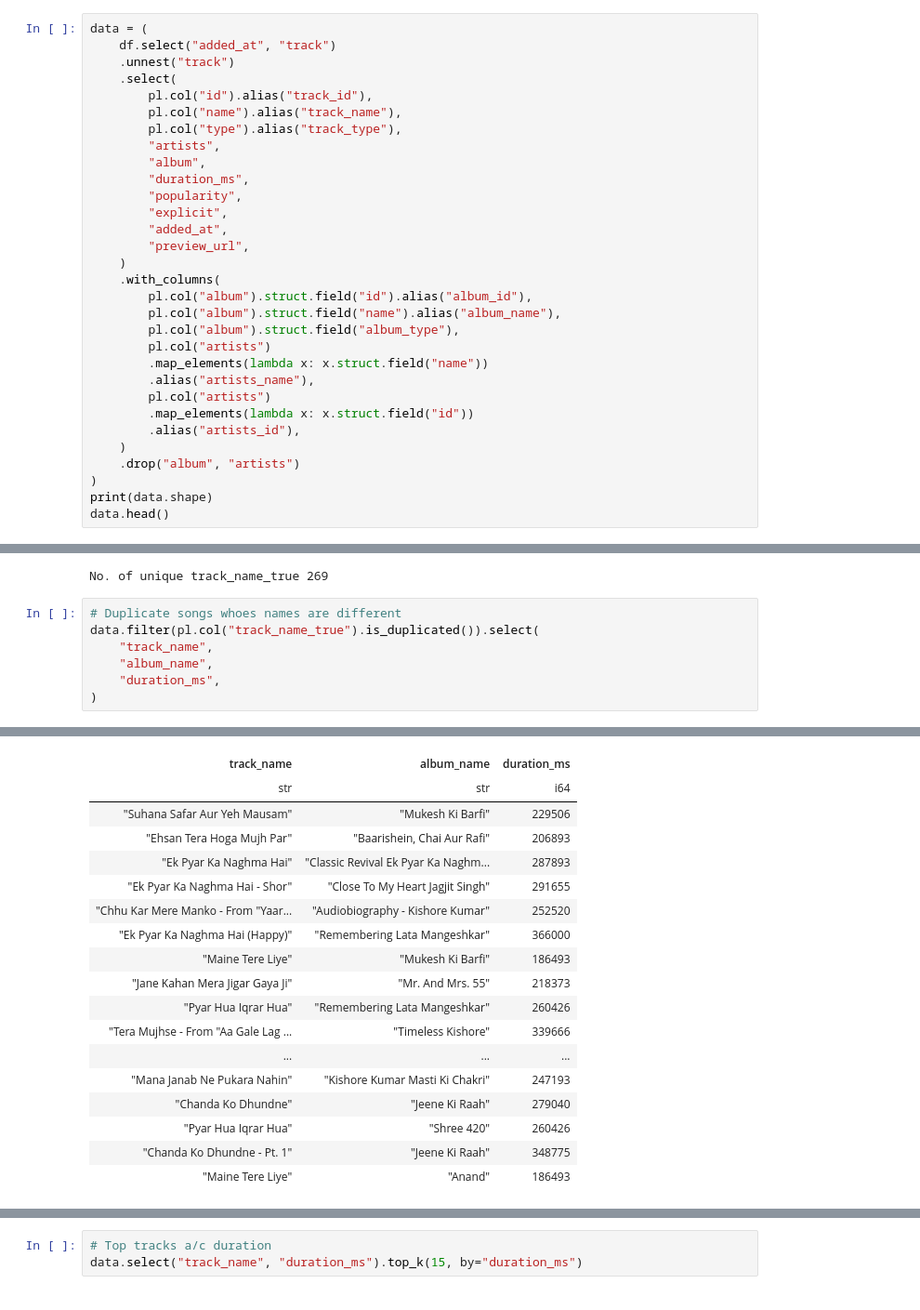
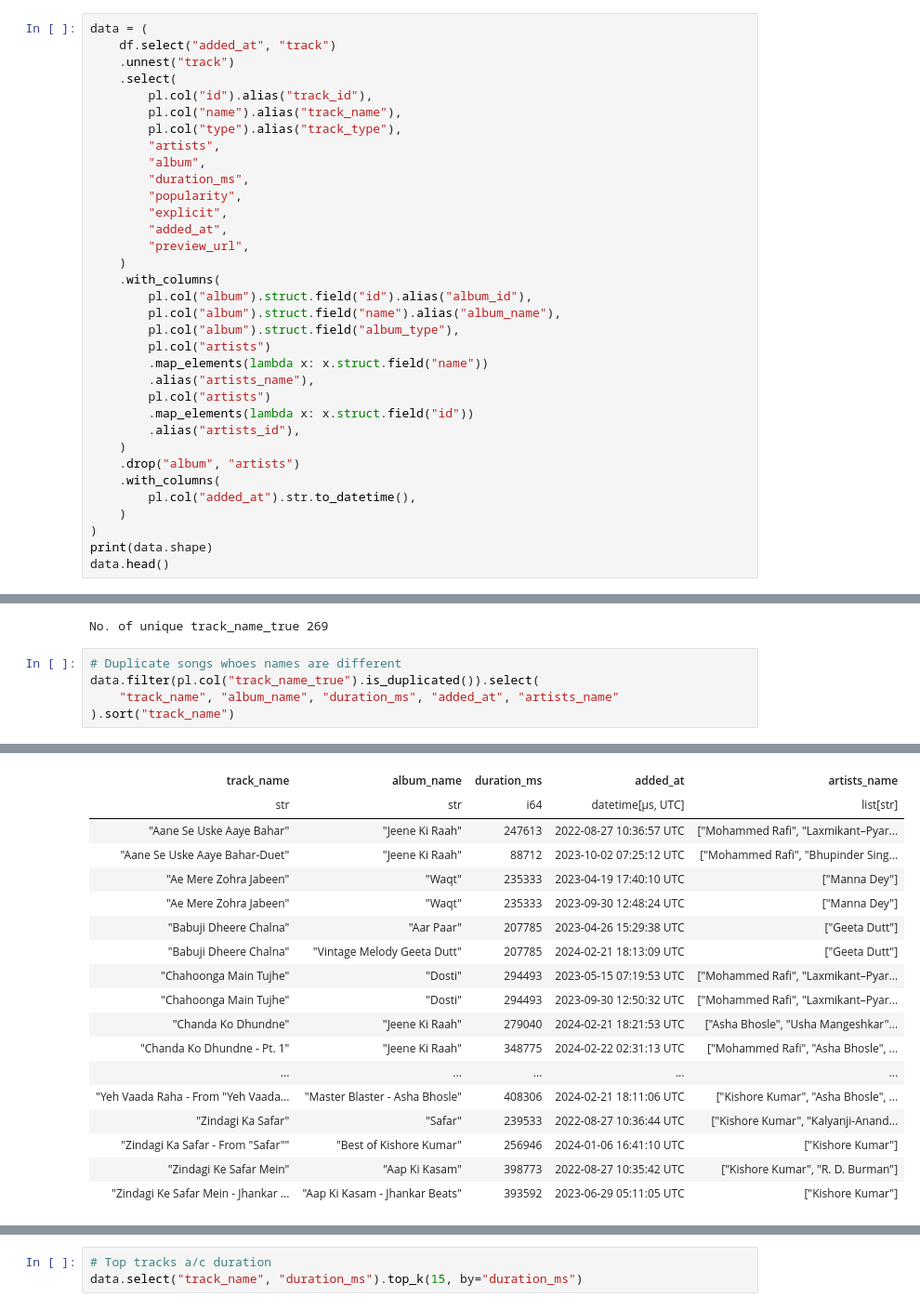
Before and after one commit to arv-anshul/notebooks, a Jupyter notebook: spotify-analysis/pl-tracks-using-api.ipynb, the cells around one changed output, grey strips where cells are left out. Shown: that part at 93% size. Cells and saved outputs as stored; diff of their text form.

Commit message:
🔨 spotify-analysis/pl-tracks-using-api.ipynb

```diff
--- a/spotify-analysis/pl-tracks-using-api.ipynb
+++ b/spotify-analysis/pl-tracks-using-api.ipynb
@@ -94,6 +94,9 @@ data = (
         .alias("artists_id"),
     )
     .drop("album", "artists")
+    .with_columns(
+        pl.col("added_at").str.to_datetime(),
+    )
 )
 print(data.shape)
 data.head()
@@ -143,8 +158,6 @@ No. of unique track_name_true 269
 # %%
 # Duplicate songs whoes names are different
 data.filter(pl.col("track_name_true").is_duplicated()).select(
-    "track_name",
-    "album_name",
-    "duration_ms",
-)
+    "track_name", "album_name", "duration_ms", "added_at", "artists_name"
+).sort("track_name")
 # %% [output]
@@ -152,21 +165,21 @@ shape: (47, 3)
-| track_name | album_name | duration_ms |
-| str | str | i64 |
-| "Suhana Safar Aur Yeh Mausam" | "Mukesh Ki Barfi" | 229506 |
-| "Ehsan Tera Hoga Mujh Par" | "Baarishein, Chai Aur Rafi" | 206893 |
-| "Ek Pyar Ka Naghma Hai" | "Classic Revival Ek Pyar Ka Naghm... | 287893 |
-| "Ek Pyar Ka Naghma Hai - Shor" | "Close To My Heart Jagjit Singh" | 291655 |
-| "Chhu Kar Mere Manko - From "Yaar... | "Audiobiography - Kishore Kumar" | 252520 |
-| "Ek Pyar Ka Naghma Hai (Happy)" | "Remembering Lata Mangeshkar" | 366000 |
-| "Maine Tere Liye" | "Mukesh Ki Barfi" | 186493 |
-| "Jane Kahan Mera Jigar Gaya Ji" | "Mr. And Mrs. 55" | 218373 |
-| "Pyar Hua Iqrar Hua" | "Remembering Lata Mangeshkar" | 260426 |
-| "Tera Mujhse - From "Aa Gale Lag ... | "Timeless Kishore" | 339666 |
-| ... | ... | ... |
-| "Mana Janab Ne Pukara Nahin" | "Kishore Kumar Masti Ki Chakri" | 247193 |
-| "Chanda Ko Dhundne" | "Jeene Ki Raah" | 279040 |
-| "Pyar Hua Iqrar Hua" | "Shree 420" | 260426 |
-| "Chanda Ko Dhundne - Pt. 1" | "Jeene Ki Raah" | 348775 |
-| "Maine Tere Liye" | "Anand" | 186493 |
+| track_name | album_name | duration_ms | added_at | artists_name |
+| str | str | i64 | datetime[μs, UTC] | list[str] |
+| "Aane Se Uske Aaye Bahar" | "Jeene Ki Raah" | 247613 | 2022-08-27 10:36:57 UTC | ["Mohammed Rafi", "Laxmikant–Pyar... |
+| "Aane Se Uske Aaye Bahar-Duet" | "Jeene Ki Raah" | 88712 | 2023-10-02 07:25:12 UTC | ["Mohammed Rafi", "Bhupinder Sing... |
+| "Ae Mere Zohra Jabeen" | "Waqt" | 235333 | 2023-04-19 17:40:10 UTC | ["Manna Dey"] |
+| "Ae Mere Zohra Jabeen" | "Waqt" | 235333 | 2023-09-30 12:48:24 UTC | ["Manna Dey"] |
+| "Babuji Dheere Chalna" | "Aar Paar" | 207785 | 2023-04-26 15:29:38 UTC | ["Geeta Dutt"] |
+| "Babuji Dheere Chalna" | "Vintage Melody Geeta Dutt" | 207785 | 2024-02-21 18:13:09 UTC | ["Geeta Dutt"] |
+| "Chahoonga Main Tujhe" | "Dosti" | 294493 | 2023-05-15 07:19:53 UTC | ["Mohammed Rafi", "Laxmikant–Pyar... |
+| "Chahoonga Main Tujhe" | "Dosti" | 294493 | 2023-09-30 12:50:32 UTC | ["Mohammed Rafi", "Laxmikant–Pyar... |
+| "Chanda Ko Dhundne" | "Jeene Ki Raah" | 279040 | 2024-02-21 18:21:53 UTC | ["Asha Bhosle", "Usha Mangeshkar"... |
+| "Chanda Ko Dhundne - Pt. 1" | "Jeene Ki Raah" | 348775 | 2024-02-22 02:31:13 UTC | ["Mohammed Rafi", "Asha Bhosle", ... |
+| ... | ... | ... | ... | ... |
+| "Yeh Vaada Raha - From "Yeh Vaada... | "Master Blaster - Asha Bhosle" | 408306 | 2024-02-21 18:11:06 UTC | ["Kishore Kumar", "Asha Bhosle", ... |
+| "Zindagi Ka Safar" | "Safar" | 239533 | 2022-08-27 10:36:44 UTC | ["Kishore Kumar", "Kalyanji-Anand... |
+| "Zindagi Ka Safar - From "Safar"" | "Best of Kishore Kumar" | 256946 | 2024-01-06 16:41:10 UTC | ["Kishore Kumar"] |
+| "Zindagi Ke Safar Mein" | "Aap Ki Kasam" | 398773 | 2022-08-27 10:35:42 UTC | ["Kishore Kumar", "R. D. Burman"] |
+| "Zindagi Ke Safar Mein - Jhankar ... | "Aap Ki Kasam - Jhankar Beats" | 393592 | 2023-06-29 05:11:05 UTC | ["Kishore Kumar"] |
 # %%
 # No. of tracks present in playlist of artists
 (
```
Also changed, not shown: parts of 9 cells of this notebook.
